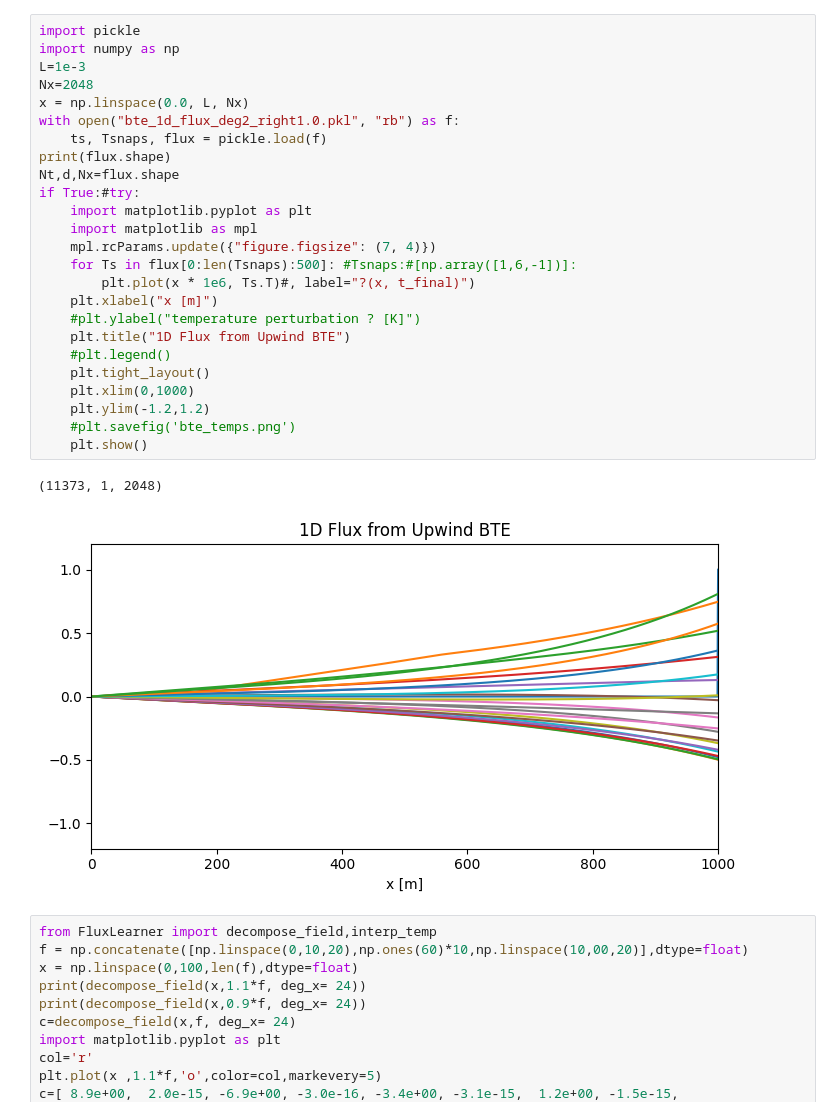
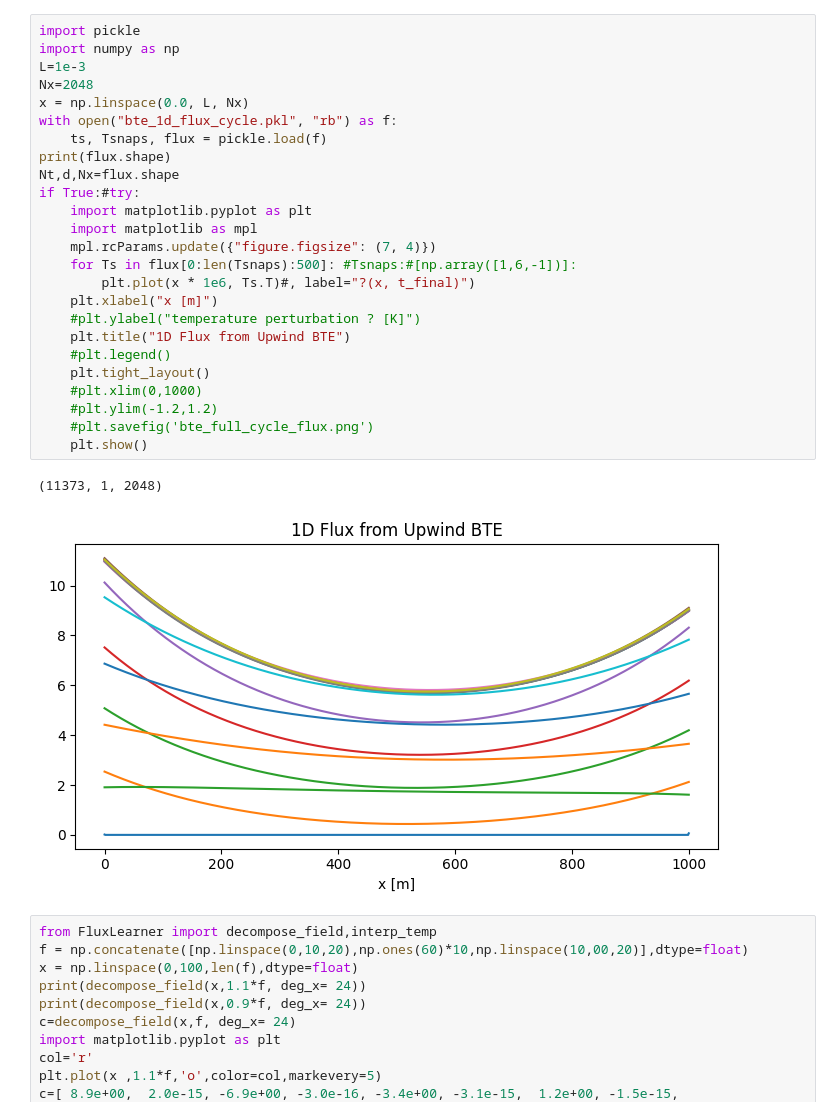
Before and after one commit to EricPgh/heatlearn, a Jupyter notebook: bte_1d_fluxboundary.ipynb, the cells around one changed output. Drawn from its saved outputs; the diff is of its cells as text.

```diff
--- a/bte_1d_fluxboundary.ipynb
+++ b/bte_1d_fluxboundary.ipynb
@@ -1,31 +1,31 @@
 # %%
 import pickle
 import numpy as np
 L=1e-3
 Nx=2048
 x = np.linspace(0.0, L, Nx)
-with open("bte_1d_flux_deg2_right1.0.pkl", "rb") as f:
+with open("bte_1d_flux_cycle.pkl", "rb") as f:
     ts, Tsnaps, flux = pickle.load(f)
 print(flux.shape)
 Nt,d,Nx=flux.shape
 if True:#try:
     import matplotlib.pyplot as plt
     import matplotlib as mpl
     mpl.rcParams.update({"figure.figsize": (7, 4)})
     for Ts in flux[0:len(Tsnaps):500]: #Tsnaps:#[np.array([1,6,-1])]:
         plt.plot(x * 1e6, Ts.T)#, label="?(x, t_final)")
     plt.xlabel("x [m]")
     #plt.ylabel("temperature perturbation ? [K]")
     plt.title("1D Flux from Upwind BTE")
     #plt.legend()
     plt.tight_layout()
-    plt.xlim(0,1000)
-    plt.ylim(-1.2,1.2)
-    #plt.savefig('bte_temps.png')
+    #plt.xlim(0,1000)
+    #plt.ylim(-1.2,1.2)
+    #plt.savefig('bte_full_cycle_flux.png')
     plt.show()
 # %% [output]
 (11373, 1, 2048)
-[figure, old version]
+[figure, new version]
 # %%
 from FluxLearner import decompose_field,interp_temp
 f = np.concatenate([np.linspace(0,10,20),np.ones(60)*10,np.linspace(10,00,20)],dtype=float)
```
Also changed, not shown: parts of 2 cells of this notebook, 3 other files.
